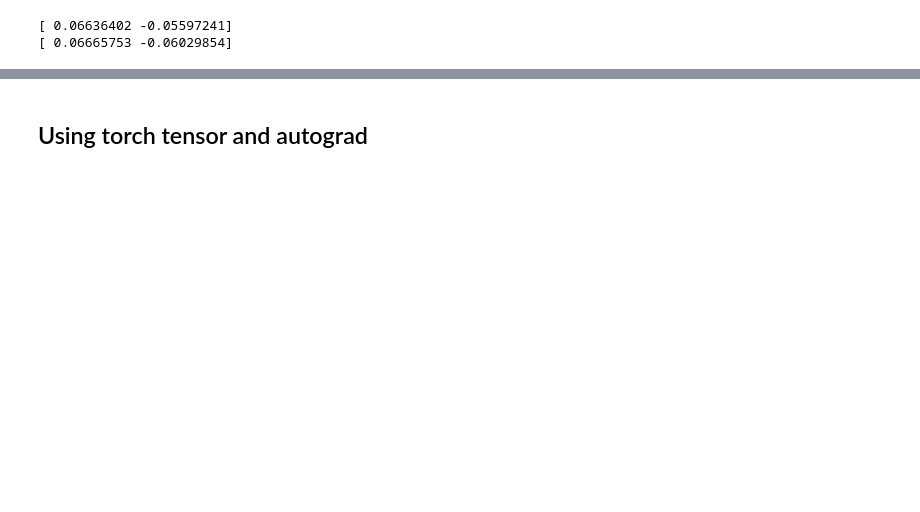
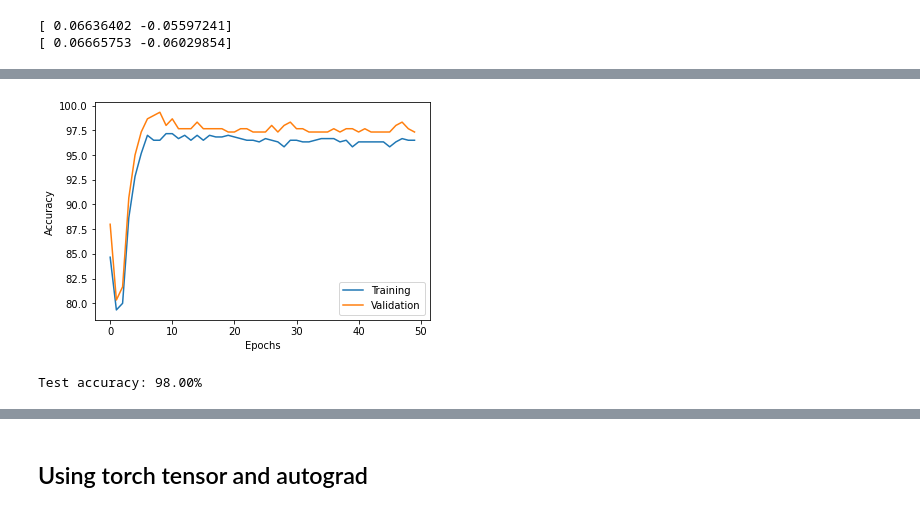
Before and after one commit to dev-SR/Deep-Learning, a Jupyter notebook: 02-FFN-pytorch/ffn.ipynb, the cells around one changed output, grey strips where cells are left out. Drawn from its saved outputs; the diff is of its cells as text; code cells hidden in the pictures; blank space fills up the shorter version.

```diff
--- a/02-FFN-pytorch/ffn.ipynb
+++ b/02-FFN-pytorch/ffn.ipynb
@@ -703,0 +926,23 @@ print(ada_gd.w_)
+# %%
+n_classes = 2
+model = Sequential(
+    [
+        Linear(2, 10),  # 0: Layer 1 net input :Z1
+        Sigmoid(),  # 1: Layer 1 activation :A1
+        Linear(10, n_classes),  # 2: Layer 2/Output layer net input :Zo
+        Sigmoid(),  # 3: Layer 2/Output layer activation :Ao
+    ]
+)
+
+
+# pred = model(X)
+# np.where(pred >= 0.5, 1, 0)[:, 0]
+probas = model(X_test)
+print(probas[:2])
+predicted_labels = np.argmax(probas, axis=1)
+print(predicted_labels[:10])
+onehot_targets = int_to_onehot(y_test, num_labels=2)
+loss = np.mean((onehot_targets - probas) ** 2)
+correct_pred = (predicted_labels == y_test).sum()
+acc = correct_pred / X_test.shape[0]
+print(loss, acc)
@@ -703,0 +1168,15 @@ print(ada_gd.w_)
+# %%
+plt.plot(range(len(epoch_train_acc)), epoch_train_acc, label="Training")
+plt.plot(range(len(epoch_valid_acc)), epoch_valid_acc, label="Validation")
+plt.ylabel("Accuracy")
+plt.xlabel("Epochs")
+plt.legend(loc="lower right")
+# plt.savefig('figures/11_08.png', dpi=300)
+plt.show()
+# %% [output]
+[figure, added]
+# %%
+test_mse, test_acc = compute_mse_and_acc(model, X_test, y_test)
+print(f"Test accuracy: {test_acc*100:.2f}%")
+# %% [output]
+Test accuracy: 98.00%
```
Also changed, not shown: parts of 74 cells of this notebook, 16 other files.
